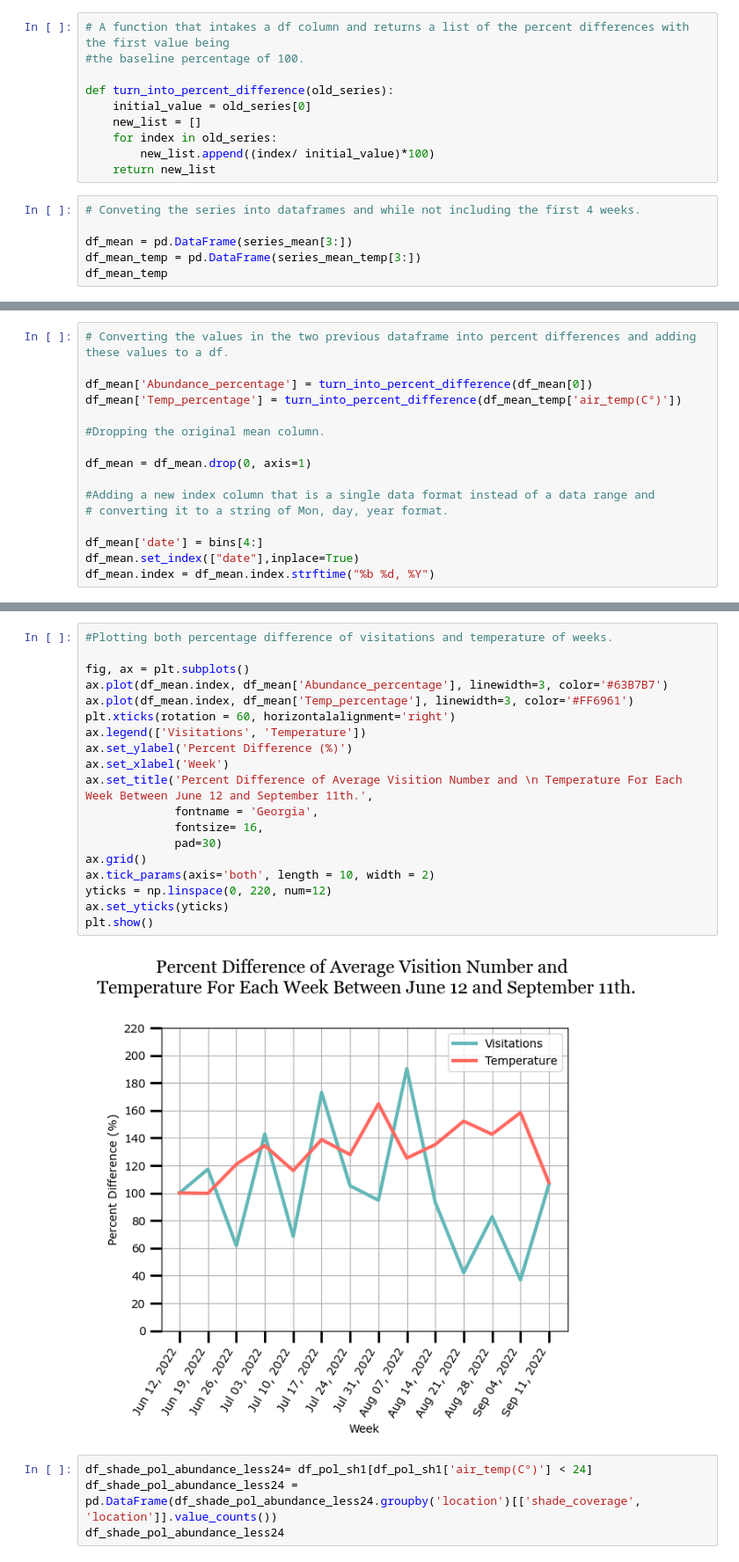
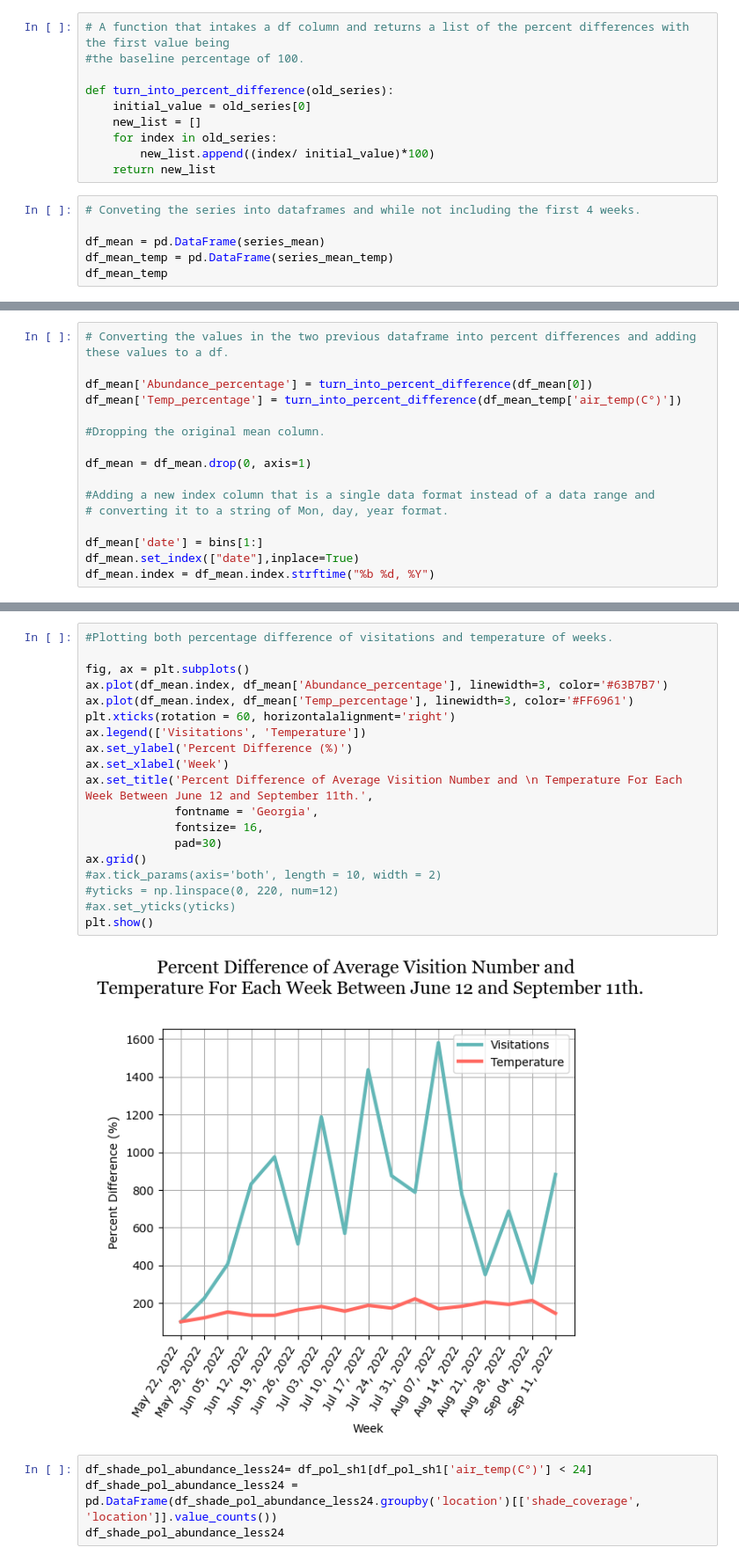
Before and after one commit to lizard777/CPSC_3430_project, a Jupyter notebook: Group_Project.ipynb, the cells around one changed output, grey strips where cells are left out. Shown at 88% size. Cells and saved outputs as stored; diff of their text form.

```diff
--- a/Group_Project.ipynb
+++ b/Group_Project.ipynb
@@ -104,8 +104,8 @@ def turn_into_percent_difference(old_series):
 # %%
 # Conveting the series into dataframes and while not including the first 4 weeks.
 
-df_mean = pd.DataFrame(series_mean[3:])
-df_mean_temp = pd.DataFrame(series_mean_temp[3:])
+df_mean = pd.DataFrame(series_mean)
+df_mean_temp = pd.DataFrame(series_mean_temp)
 df_mean_temp
 # %% [output]
 |  | air_temp(C°) |
@@ -137,7 +140,7 @@ df_mean = df_mean.drop(0, axis=1)
 #Adding a new index column that is a single data format instead of a data range and
 # converting it to a string of Mon, day, year format.
 
-df_mean['date'] = bins[4:]
+df_mean['date'] = bins[1:]
 df_mean.set_index(["date"],inplace=True)
 df_mean.index = df_mean.index.strftime("%b %d, %Y")
 # %%
@@ -162,24 +168,24 @@ df_mean
 # %%
 #Plotting both percentage difference of visitations and temperature of weeks.
 
 fig, ax = plt.subplots()
 ax.plot(df_mean.index, df_mean['Abundance_percentage'], linewidth=3, color='#63B7B7')
 ax.plot(df_mean.index, df_mean['Temp_percentage'], linewidth=3, color='#FF6961')
 plt.xticks(rotation = 60, horizontalalignment='right')
 ax.legend(['Visitations', 'Temperature'])
 ax.set_ylabel('Percent Difference (%)')
 ax.set_xlabel('Week')
 ax.set_title('Percent Difference of Average Visition Number and \n Temperature For Each Week Between June 12 and September 11th.',
              fontname = 'Georgia',
              fontsize= 16,
              pad=30)
 ax.grid()
-ax.tick_params(axis='both', length = 10, width = 2)
-yticks = np.linspace(0, 220, num=12)
-ax.set_yticks(yticks)
+#ax.tick_params(axis='both', length = 10, width = 2)
+#yticks = np.linspace(0, 220, num=12)
+#ax.set_yticks(yticks)
 plt.show()
 # %% [output]
-[figure, old version]
+[figure, new version]
 # %%
 df_shade_pol_abundance_less24= df_pol_sh1[df_pol_sh1['air_temp(C°)'] < 24]
 df_shade_pol_abundance_less24 = pd.DataFrame(df_shade_pol_abundance_less24.groupby('location')[['shade_coverage', 'location']].value_counts())
```
Also changed, not shown: parts of 6 cells of this notebook.
